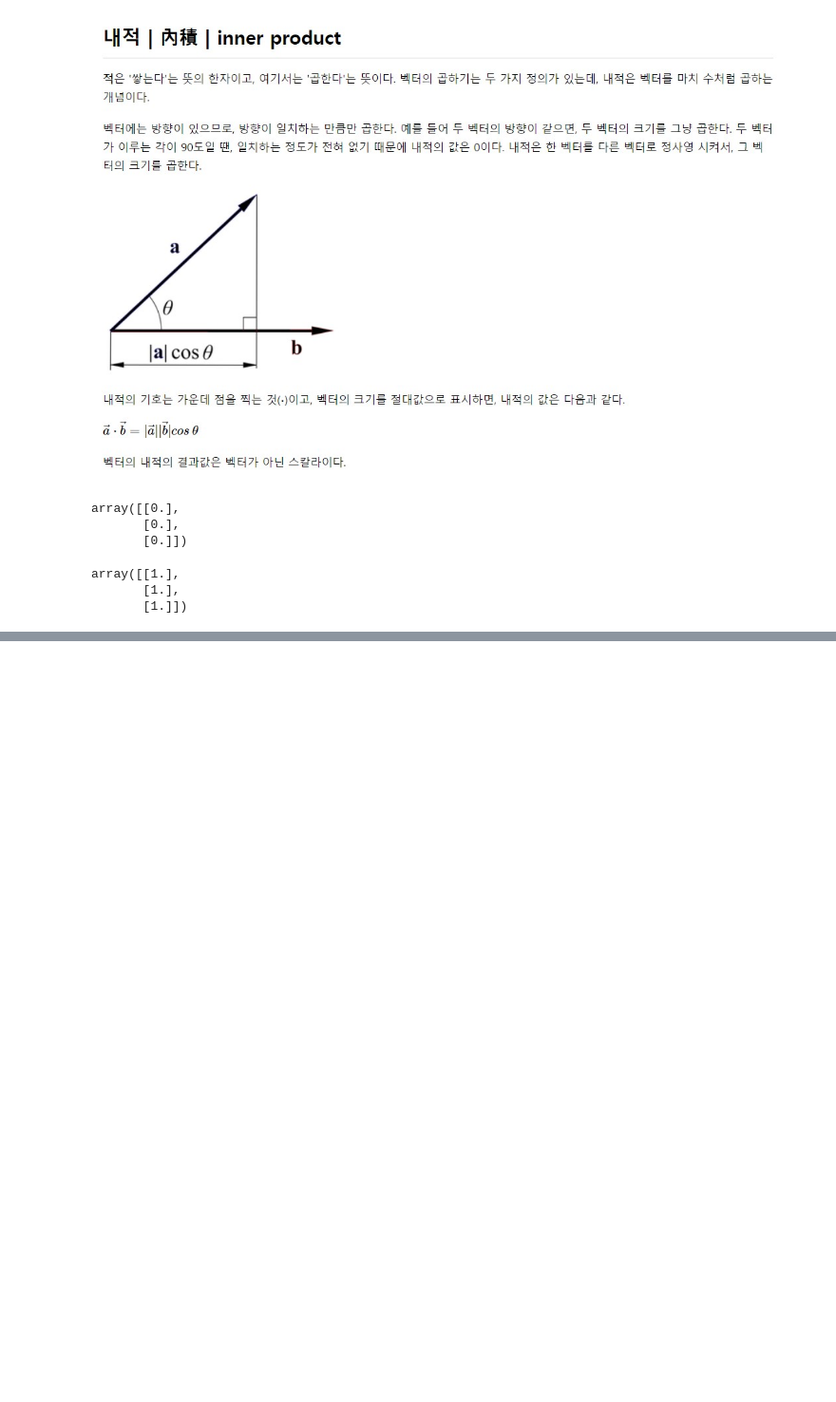
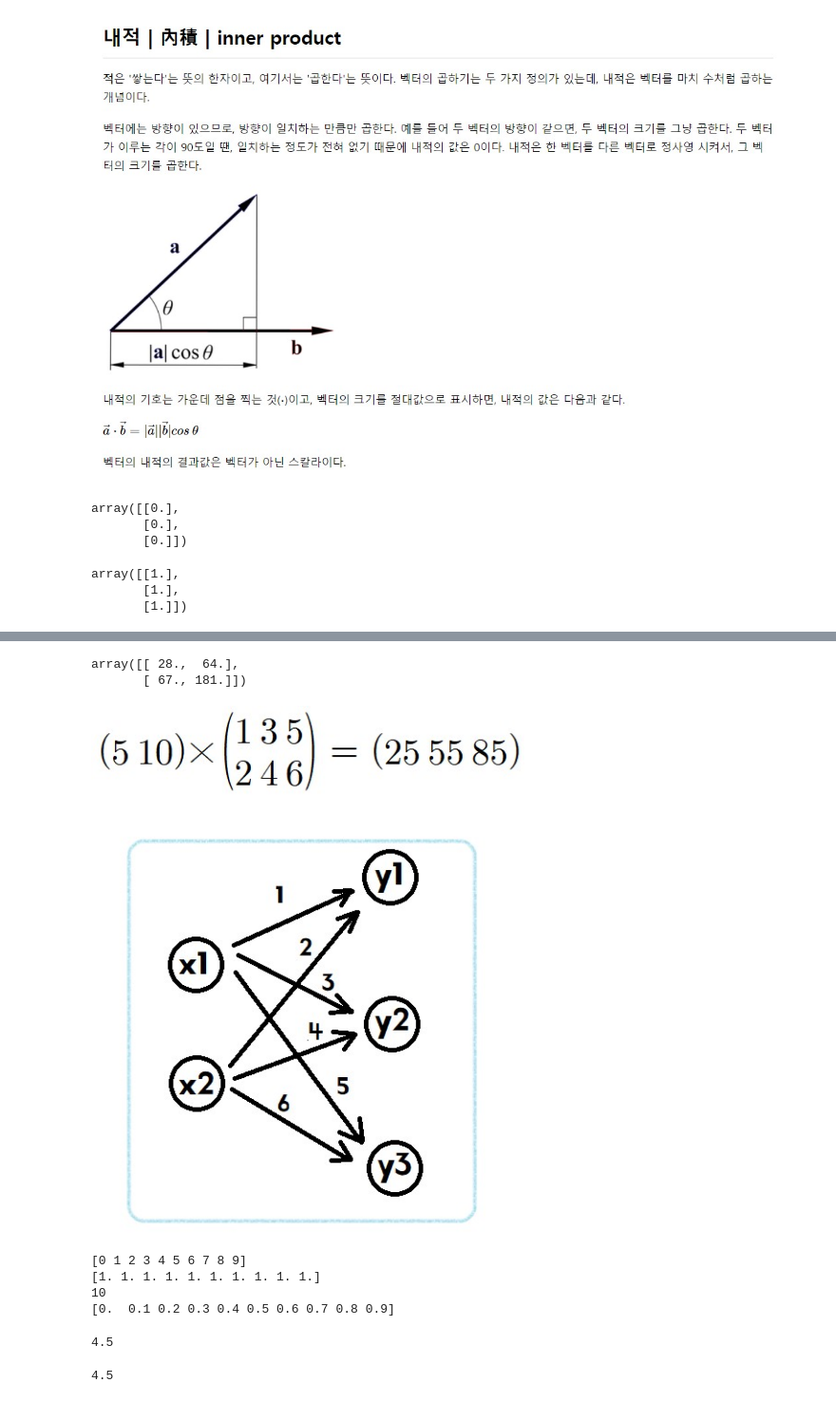
Before and after one commit to zzwony/Start_0920, a Jupyter notebook: 12_21_선형대수.ipynb, the cells around one changed output, grey strips where cells are left out. Shown at 95% size. Cells and saved outputs as stored; diff of their text form; code cells hidden in the pictures; blank space fills up the shorter version.

```diff
--- a/12_21_선형대수.ipynb
+++ b/12_21_선형대수.ipynb
@@ -254,0 +381,33 @@ array([[1.],
+# %%
+np.dot(x, y)
+# %% [output]
+array([[ 28.,  64.],
+       [ 67., 181.]])
+# %%
+from PIL import Image
+from IPython.display import Image
+
+# 행렬 곱을 응용하여 신경망에 적용 (1,2) (2,3) 각각의 2가 같아야하고 출력은 (1,3)이 된다.
+
+image = Image(filename='/content/drive/MyDrive/행렬곱.jpg')
+display(image)
+# %% [output]
+[figure, added]
+# %%
+x = np.arange(10)
+N = len(x)
+print(x)
+print(np.ones(N))
+print(N)
+print(x/N)
+np.ones(N) @ x/N
+# %% [output]
+[0 1 2 3 4 5 6 7 8 9]
+[1. 1. 1. 1. 1. 1. 1. 1. 1. 1.]
+10
+[0.  0.1 0.2 0.3 0.4 0.5 0.6 0.7 0.8 0.9]
+4.5
+# %%
+x.mean()
+# %% [output]
+4.5
```
Also changed, not shown: parts of 81 cells of this notebook.
